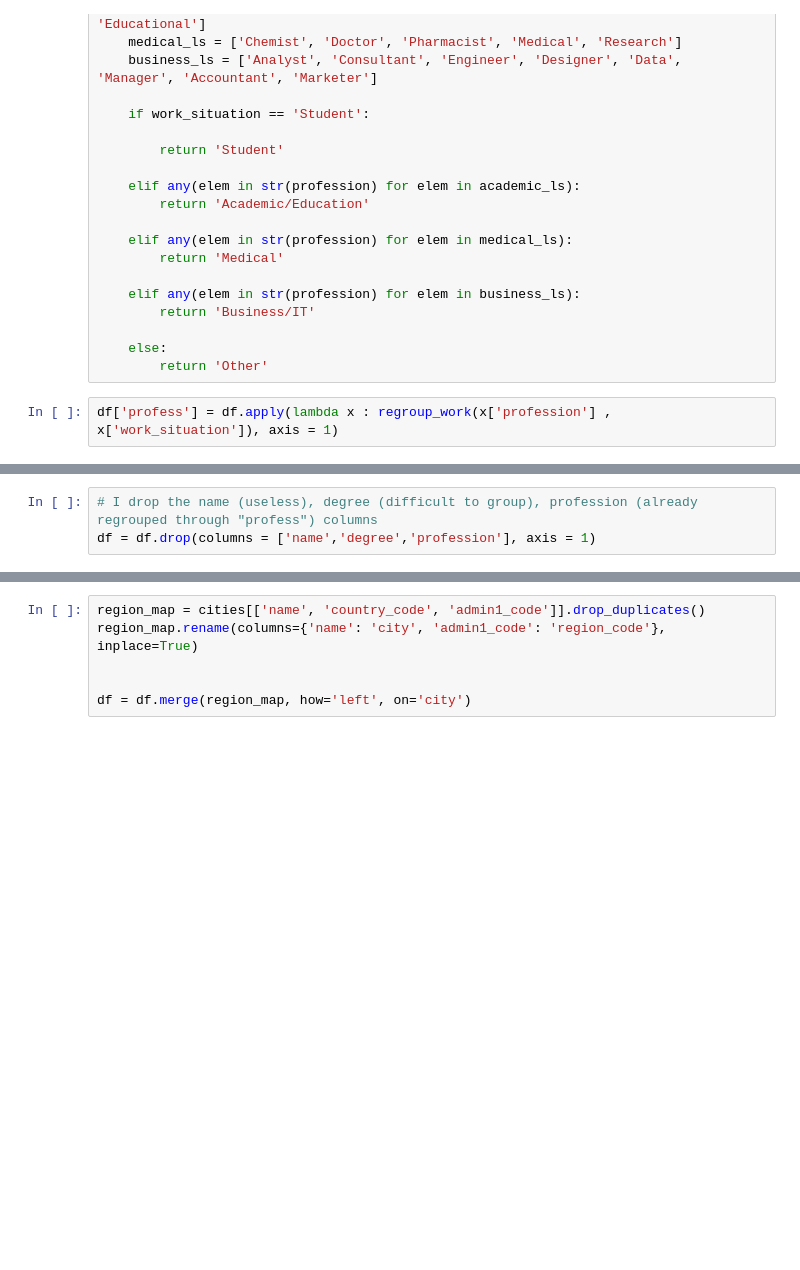
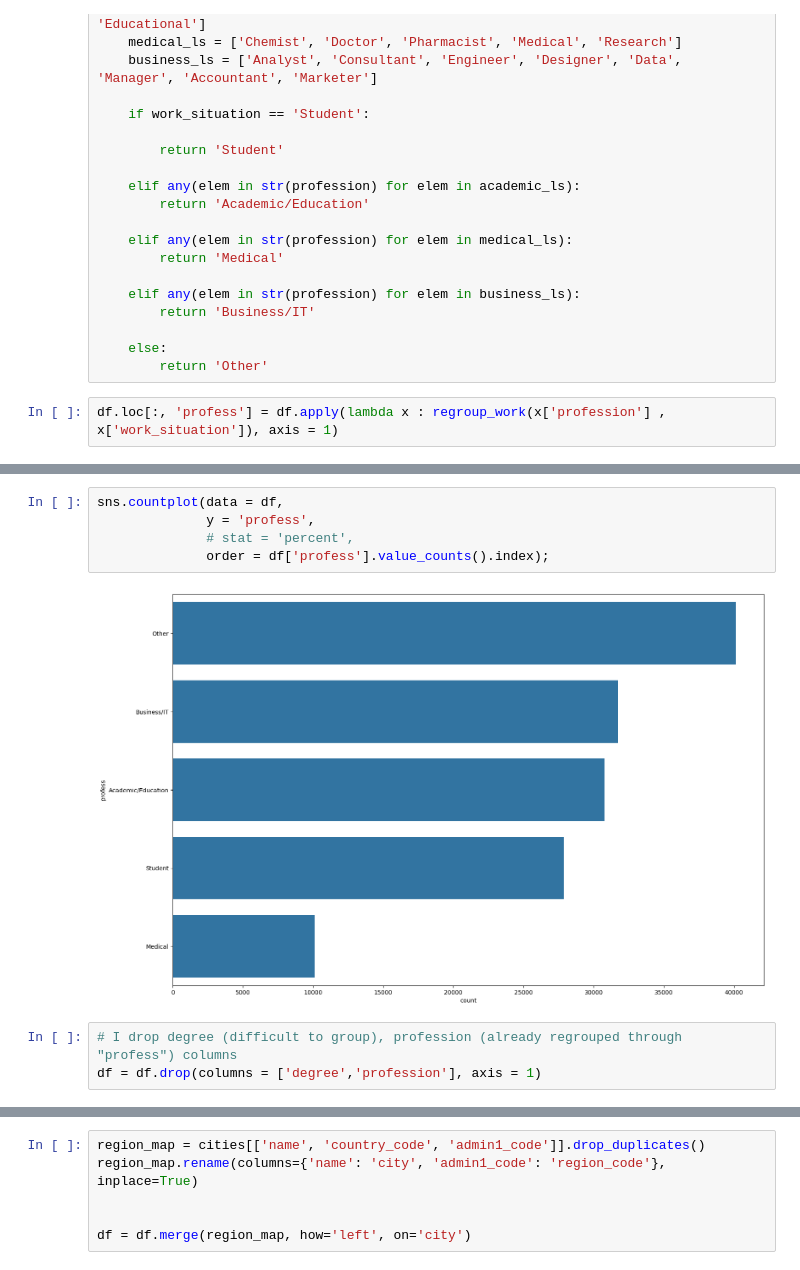
Before and after one commit to sampontiroli/projects, a Jupyter notebook: exploring-mental-health-eda.ipynb, the cells around one changed output, grey strips where cells are left out. Saved outputs shown, nothing was run; the diff lists cells and outputs as text; blank space fills up the shorter version.

```diff
--- a/exploring-mental-health-eda.ipynb
+++ b/exploring-mental-health-eda.ipynb
@@ -373,4 +479,4 @@ def regroup_work(profession, work_situation):
     else:
         return 'Other'
 # %%
-df['profess'] = df.apply(lambda x : regroup_work(x['profession'] , x['work_situation']), axis = 1)
+df.loc[:, 'profess'] = df.apply(lambda x : regroup_work(x['profession'] , x['work_situation']), axis = 1)
@@ -377,6 +489,13 @@ df['profess'] = df.apply(lambda x : regroup_work(x['profession'] , x['work_situa
+# %%
+sns.countplot(data = df,
+              y = 'profess',
+              # stat = 'percent',
+              order = df['profess'].value_counts().index);
+# %% [output]
+[figure, added]
 # %%
-# I drop the name (useless), degree (difficult to group), profession (already regrouped through "profess") columns
-df = df.drop(columns = ['name','degree','profession'], axis = 1)
+# I drop degree (difficult to group), profession (already regrouped through "profess") columns
+df = df.drop(columns = ['degree','profession'], axis = 1)
 # %%
 path = "/kaggle/input/geonames-org-cities/cities500.txt"
 
```
Also changed, not shown: parts of 21 cells of this notebook.
